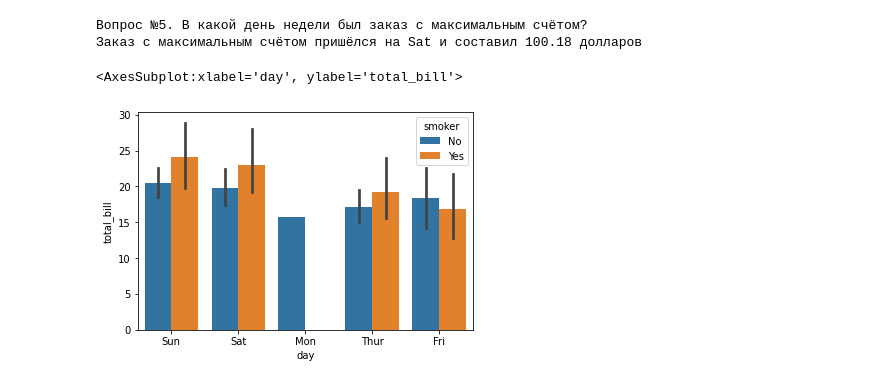
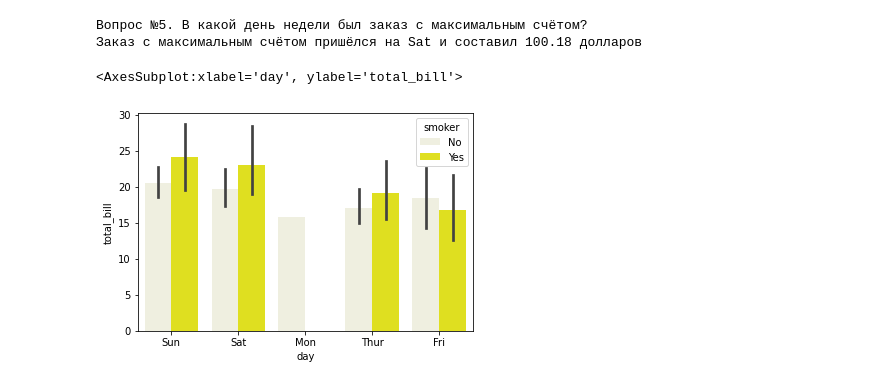
Before and after one commit to Andrew3100/DataScience, a Jupyter notebook: lab1.ipynb, the cells around one changed output. Cells and saved outputs as stored; diff of their text form; code cells hidden in the pictures.

```diff
--- a/lab1.ipynb
+++ b/lab1.ipynb
@@ -65,9 +65,10 @@ print('Заказ с максимальным счётом пришёлся на
 # %%
 
 #6 Постройте столбчатую гистограмму, где данные сгруппированы по дню недели (X) и медианное значение общего счета (Y).
 # Столбцы для каждого дня должны учитывать, курит посетитель или нет
+# sbn.jointplot(x='day', y='total_bill', data=AH)
 
-sbn.barplot(x='day', y='total_bill', hue='smoker', data=AH)
+sbn.barplot(x='day', y='total_bill', hue='smoker', data=AH, color = 'yellow')
 # %% [output]
 <AxesSubplot:xlabel='day', ylabel='total_bill'>
-[figure, old version]
+[figure, new version]
```
Also changed, not shown: parts of 5 cells of this notebook.
